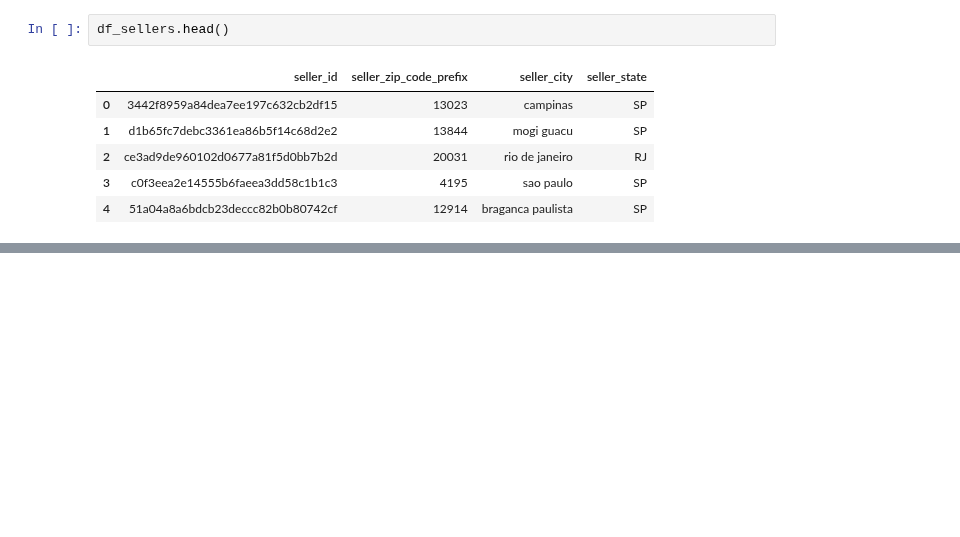
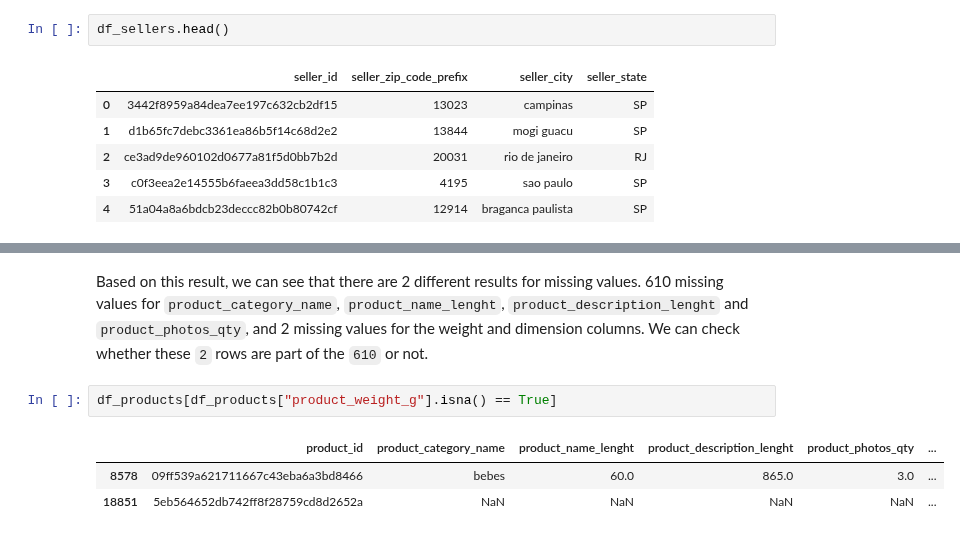
Before and after one commit to jyovian/olist-logistics-analysis, a Jupyter notebook: notebooks/01_data_profile.ipynb, the cells around one changed output, grey strips where cells are left out. Saved outputs shown, nothing was run; the diff lists cells and outputs as text; blank space fills up the shorter version.

```diff
--- a/notebooks/01_data_profile.ipynb
+++ b/notebooks/01_data_profile.ipynb
@@ -403,0 +453,8 @@ df_sellers.head()
+# %% [markdown]
+Based on this result, we can see that there are 2 different results for missing values. 610 missing values for `product_category_name`, `product_name_lenght`, `product_description_lenght` and `product_photos_qty`, and 2 missing values for the weight and dimension columns. We can check whether these `2` rows are part of the `610` or not.
+# %%
+df_products[df_products["product_weight_g"].isna() == True]
+# %% [output]
+|  | product_id | product_category_name | product_name_lenght | product_description_lenght | product_photos_qty | ... |
+| 8578 | 09ff539a621711667c43eba6a3bd8466 | bebes | 60.0 | 865.0 | 3.0 | ... |
+| 18851 | 5eb564652db742ff8f28759cd8d2652a | NaN | NaN | NaN | NaN | ... |
```
Also changed, not shown: parts of 32 cells of this notebook.
